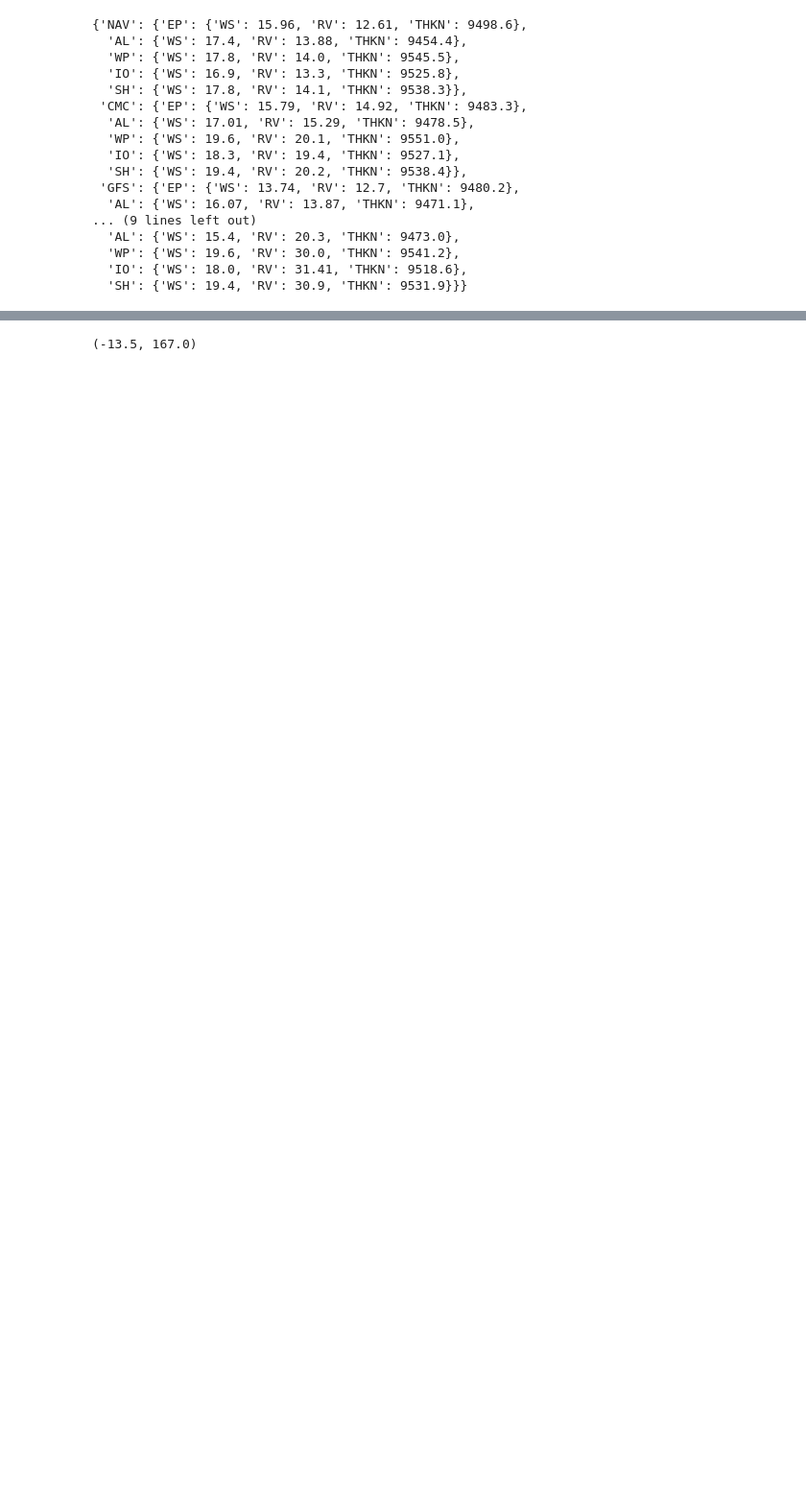
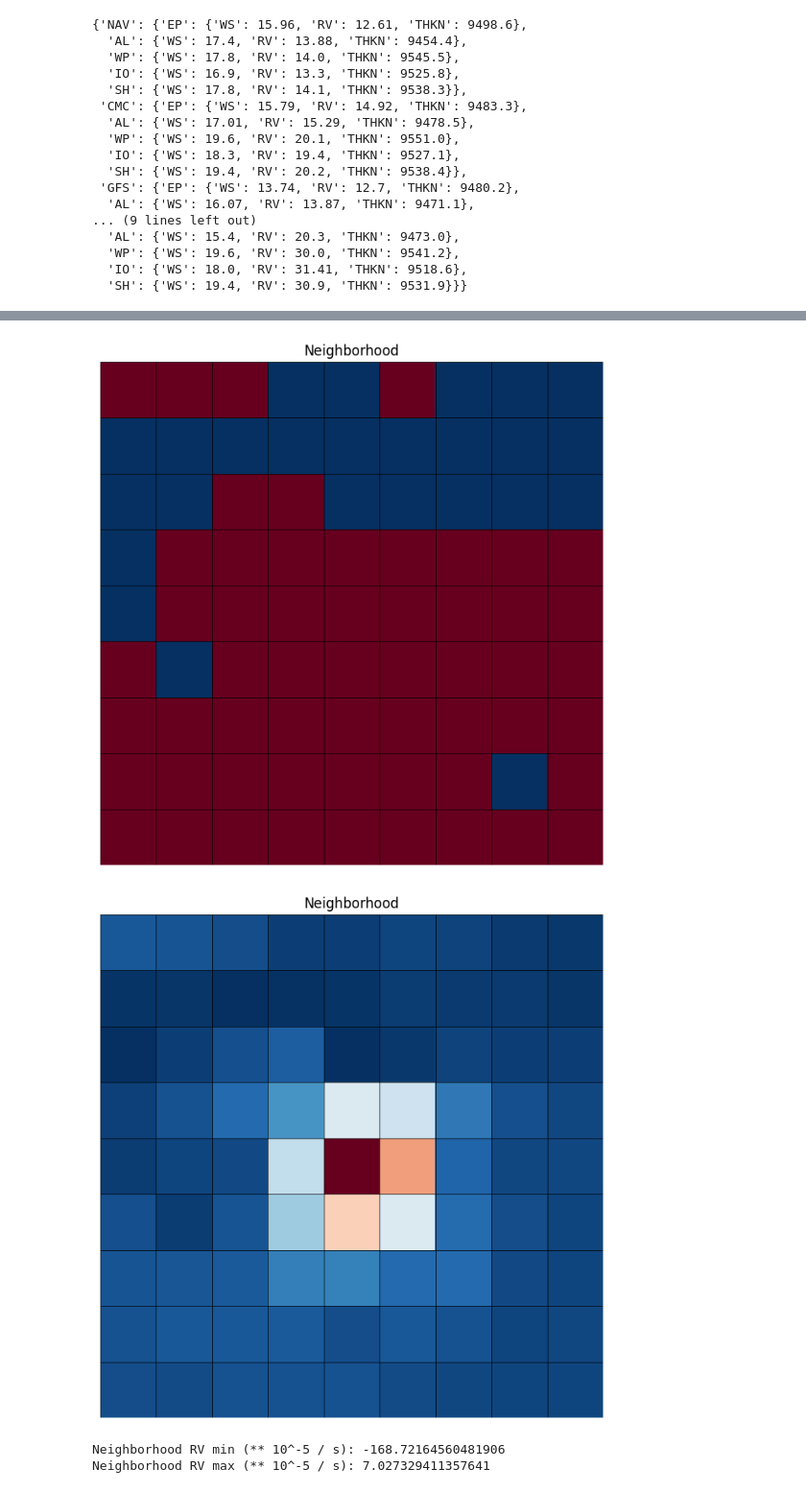
Before and after one commit to JRPdata/cyclone_genesis, a Jupyter notebook: cyclone-genesis.ipynb, the cells around one changed output, grey strips where cells are left out. Shown at 96% size. Drawn from its saved outputs; the diff is of its cells as text; code cells hidden in the pictures; blank space fills up the shorter version.

```diff
--- a/cyclone-genesis.ipynb
+++ b/cyclone-genesis.ipynb
@@ -1410,30 +1345,65 @@ array([[[            nan,             nan,             nan, ...,
-# %%
-x,y
-lats[x][y], lons[x][y]
-# %% [output]
-(-13.5, 167.0)
 # %%
-x = int(4*(90-(-13.5)))
-y = int(4*(0+(167.0)))
+import xarray as xr
+grbu_path = '/home/db/metview/JRPdata/gfs2/gfs.t00z.pgrb2.0p50.f072_ugrd_850_mb.grib2'
+grbv_path ='/home/db/metview/JRPdata/gfs2/gfs.t00z.pgrb2.0p50.f072_vgrd_850_mb.grib2'
+
+grb = pygrib.open(grbu_path)[1]
+lats,lons = grb.latlons()
+u_wind_850 = grb.values
+grb = pygrib.open(grbv_path)[1]
+lats,lons = grb.latlons()
+v_wind_850 = grb.values
+res = grb['iDirectionIncrementInDegrees']
+
+xu_wind_850 = xr.open_dataset(grbu_path, engine="cfgrib",filter_by_keys={'typeOfLevel': 'isobaricInhPa'})
+xv_wind_850 = xr.open_dataset(grbv_path, engine="cfgrib",filter_by_keys={'typeOfLevel': 'isobaricInhPa'})
+
+import metview as mv
+ug = mv.read(grbu_path)
+vg = mv.read(grbv_path)
+
+xu = ug.to_dataset()
+xv = vg.to_dataset()
+#vort_fieldset = mv.vorticity(xu,xv,mode='felem')
+vort_fieldset = mv.vorticity(xu,xv)
+
+vort_850 = vort_fieldset.to_dataset()['vo'].to_masked_array()
+masked_vort_850 = vort_850
+
+# cyclone genesis was predicted at:
+#-13.5, 167
+
+x = int((1/res)*(90-(-13.5)))
+y = int((1/res)*(0+(167.0)))
 
 neighborhood_size = calculate_neighborhood_size(2, res)
 
 #rv = masked_vort_850.filled()[0]
 rv = vort_850
 # Extract the neighborhood for the current candidate
 x_min = x - neighborhood_size
 x_max = x + neighborhood_size + 1
 y_min = y - neighborhood_size
 y_max = y + neighborhood_size + 1
 
 in_bounds = ((x_min >= 0) and
     (x_max <= rv.shape[0]) and
     (y_min >= 0) and
     (y_max <= rv.shape[1]))
 
 if in_bounds:
     # the normal case (not edges of array)
     neighborhood = rv[x_min:x_max, y_min:y_max]
 else:
     # handle indices at the boundaries
     neighborhood = extract_2d_neighborhood(rv, (x, y), neighborhood_size)
+
+create_image(neighborhood, 'Neighborhood')
+create_image(neighborhood, 'Neighborhood', rv_to_sign = False)
+print("Neighborhood RV min (** 10^-5 / s):", neighborhood.min() * np.power(10.0,5))
+print("Neighborhood RV max (** 10^-5 / s):", neighborhood.max() * np.power(10.0,5))
+# %% [output]
+[figure, added]
+[figure, added]
+Neighborhood RV min (** 10^-5 / s): -168.72164560481906
+Neighborhood RV max (** 10^-5 / s): 7.027329411357641
```
Also changed, not shown: parts of 42 cells of this notebook.
